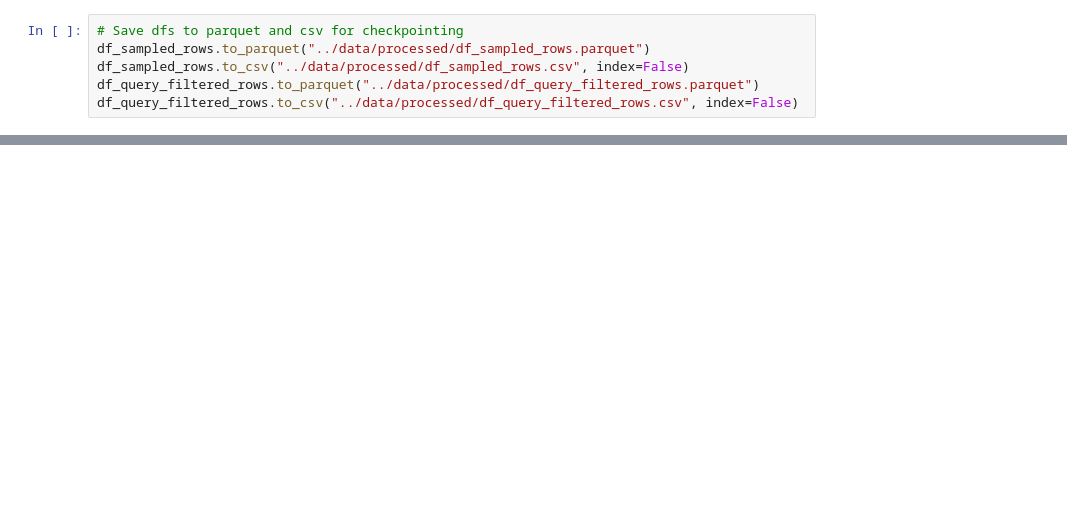
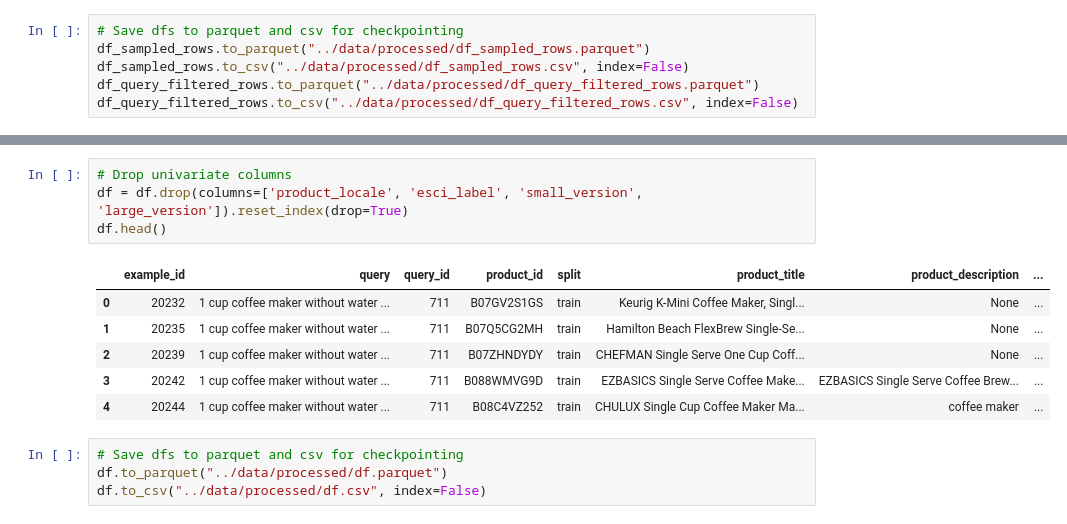
Before and after one commit to schellrw/semantic-search, a Jupyter notebook: notebooks/01_data_exploration.ipynb, the cells around one changed output, grey strips where cells are left out. Drawn from its saved outputs; the diff is of its cells as text; blank space fills up the shorter version.

Commit message:
checkpoint dfs and explore profile

```diff
--- a/notebooks/01_data_exploration.ipynb
+++ b/notebooks/01_data_exploration.ipynb
@@ -470,0 +586,15 @@ Example queries:
+# %%
+# Drop univariate columns
+df = df.drop(columns=['product_locale', 'esci_label', 'small_version', 'large_version']).reset_index(drop=True)
+df.head()
+# %% [output]
+|  | example_id | query | query_id | product_id | split | product_title | product_description | ... |
+| 0 | 20232 | 1 cup coffee maker without water ... | 711 | B07GV2S1GS | train | Keurig K-Mini Coffee Maker, Singl... | None | ... |
+| 1 | 20235 | 1 cup coffee maker without water ... | 711 | B07Q5CG2MH | train | Hamilton Beach FlexBrew Single-Se... | None | ... |
+| 2 | 20239 | 1 cup coffee maker without water ... | 711 | B07ZHNDYDY | train | CHEFMAN Single Serve One Cup Coff... | None | ... |
+| 3 | 20242 | 1 cup coffee maker without water ... | 711 | B088WMVG9D | train | EZBASICS Single Serve Coffee Make... | EZBASICS Single Serve Coffee Brew... | ... |
+| 4 | 20244 | 1 cup coffee maker without water ... | 711 | B08C4VZ252 | train | CHULUX Single Cup Coffee Maker Ma... | coffee maker | ... |
+# %%
+# Save dfs to parquet and csv for checkpointing
+df.to_parquet("../data/processed/df.parquet")
+df.to_csv("../data/processed/df.csv", index=False)
```
Also changed, not shown: parts of 19 cells of this notebook, 7 other files.
